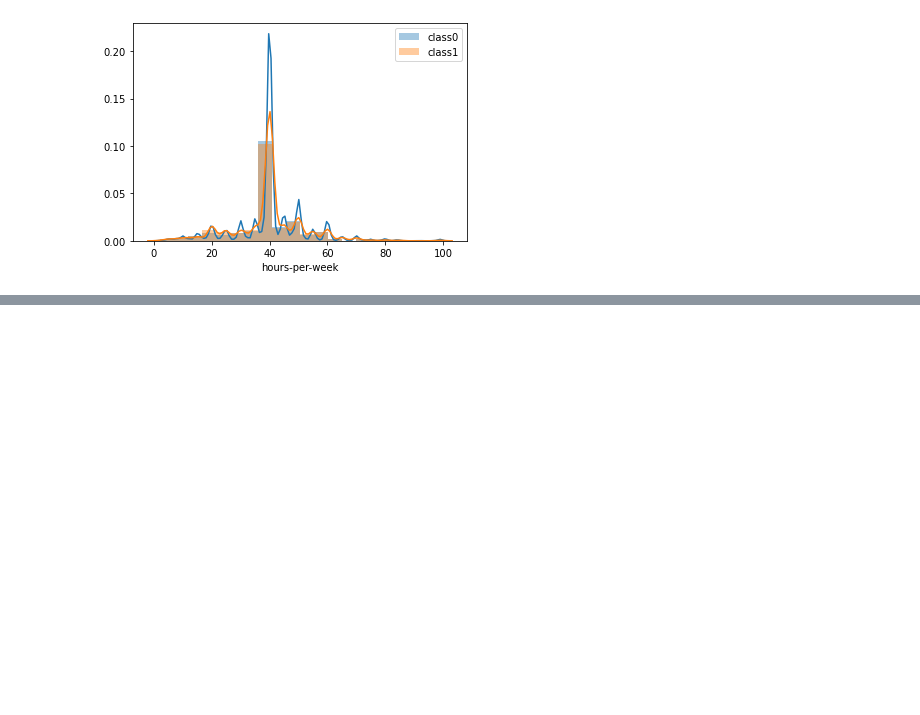
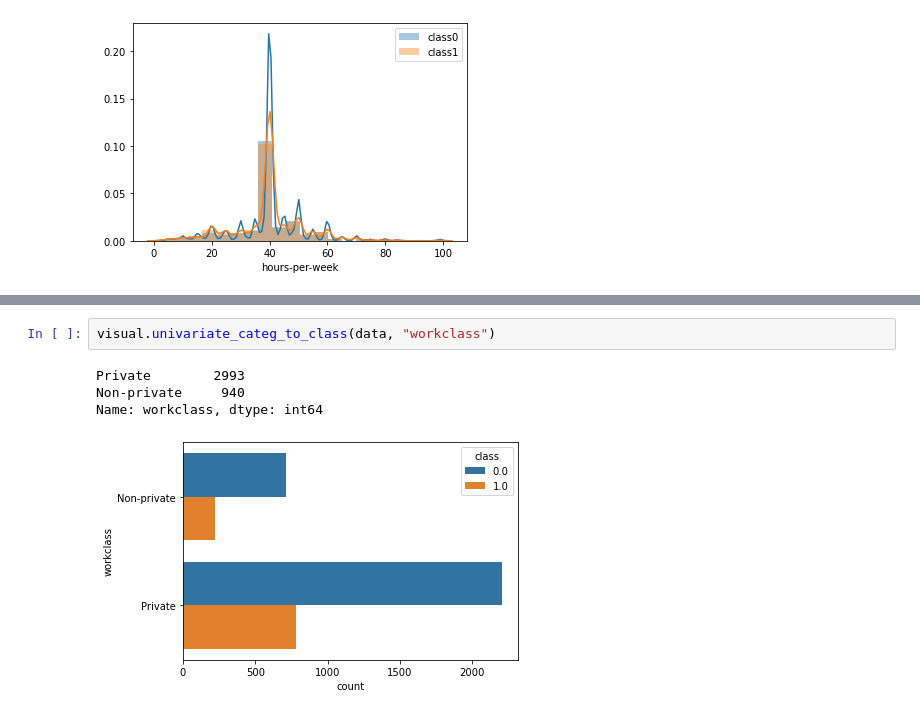
Before and after one commit to MakoHnat/IAU, a Jupyter notebook: Preprocessing_Marcel.ipynb, the cells around one changed output, grey strips where cells are left out. Drawn from its saved outputs; the diff is of its cells as text; blank space fills up the shorter version.

```diff
--- a/Preprocessing_Marcel.ipynb
+++ b/Preprocessing_Marcel.ipynb
@@ -527,0 +597,7 @@ identify_outliers(data["hours-per-week"]).shape
+# %%
+visual.univariate_categ_to_class(data, "workclass")
+# %% [output]
+Private        2993
+Non-private     940
+Name: workclass, dtype: int64
+[figure, added]
```
Also changed, not shown: parts of 67 cells of this notebook.
